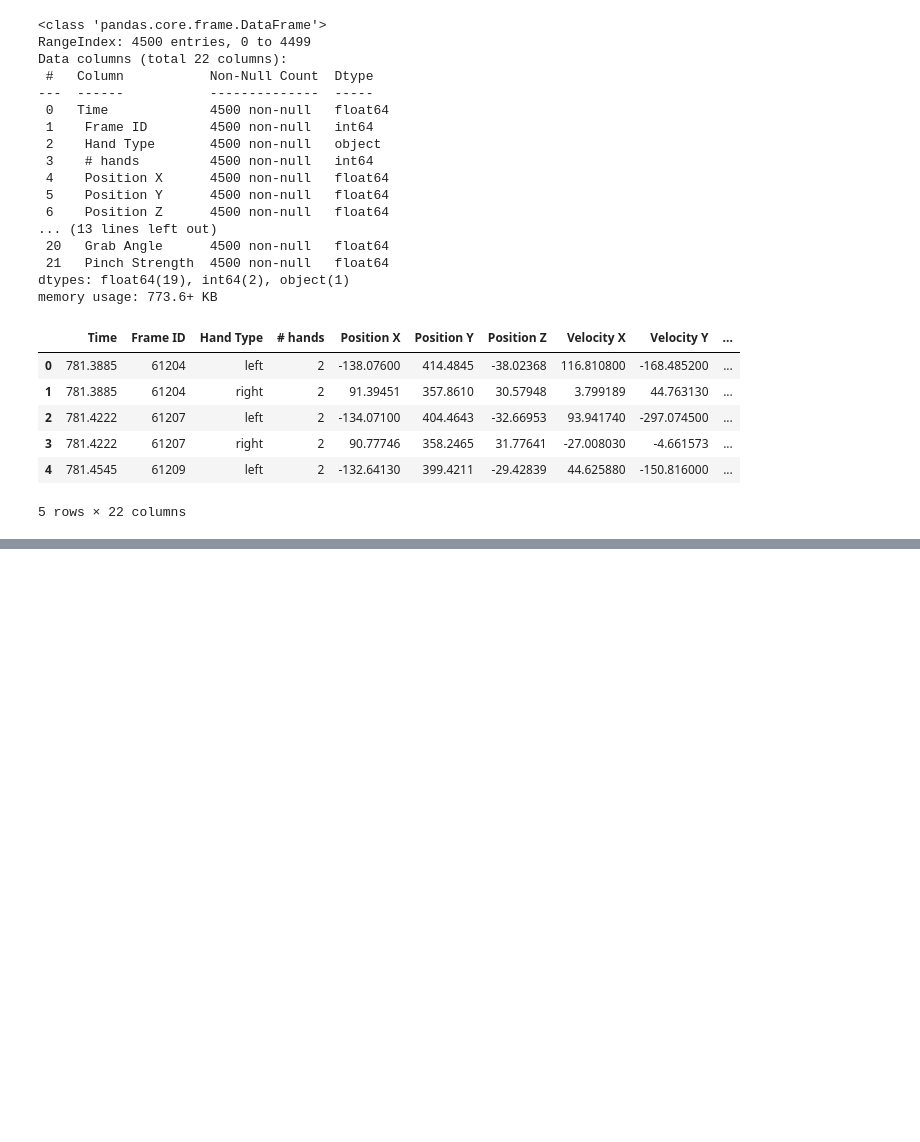
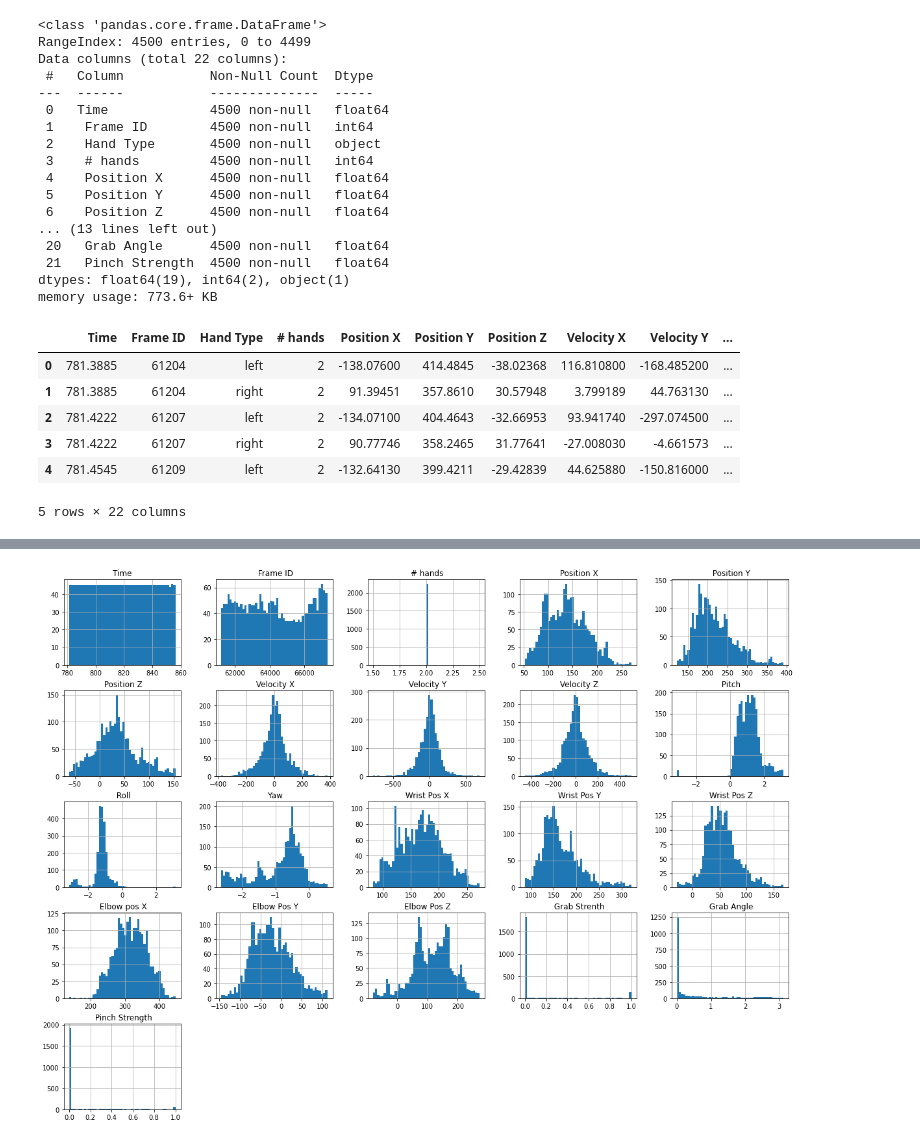
Before and after one commit to Daniel-Ros/DataSiceneIIFinalWork, a Jupyter notebook: hand.ipynb, the cells around one changed output, grey strips where cells are left out. Cells and saved outputs as stored; diff of their text form; code cells hidden in the pictures; blank space fills up the shorter version.

```diff
--- a/hand.ipynb
+++ b/hand.ipynb
@@ -125,0 +93,5 @@ array([[<AxesSubplot:>, <AxesSubplot:>, <AxesSubplot:>]], dtype=object)
+# %%
+right_s.hist(bins=50,figsize=(20,15))
+plt.show()
+# %% [output]
+[figure, added]
```
Also changed, not shown: parts of 14 cells of this notebook, 2 other files.
